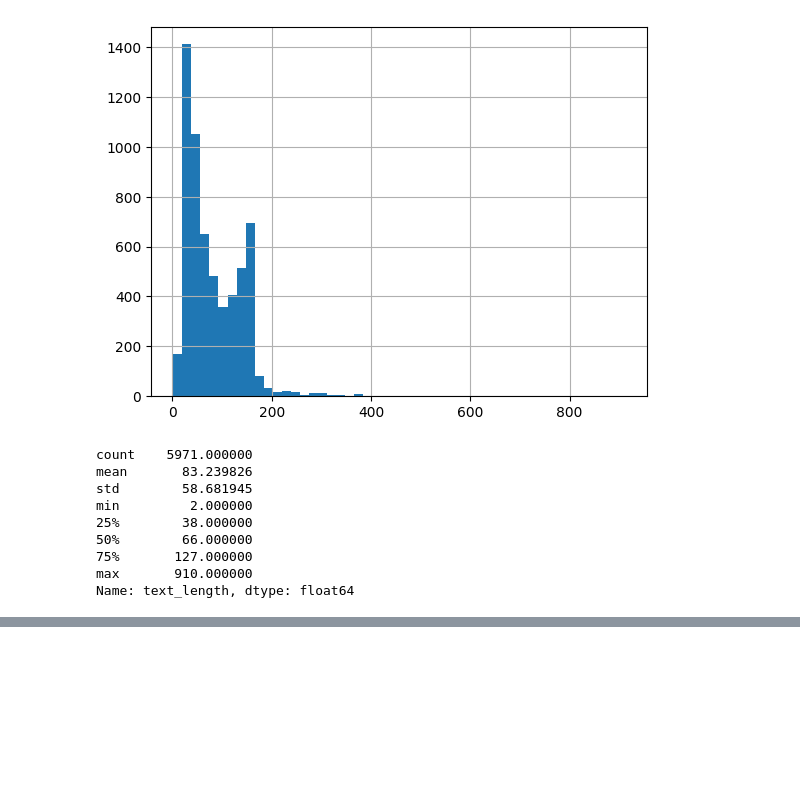
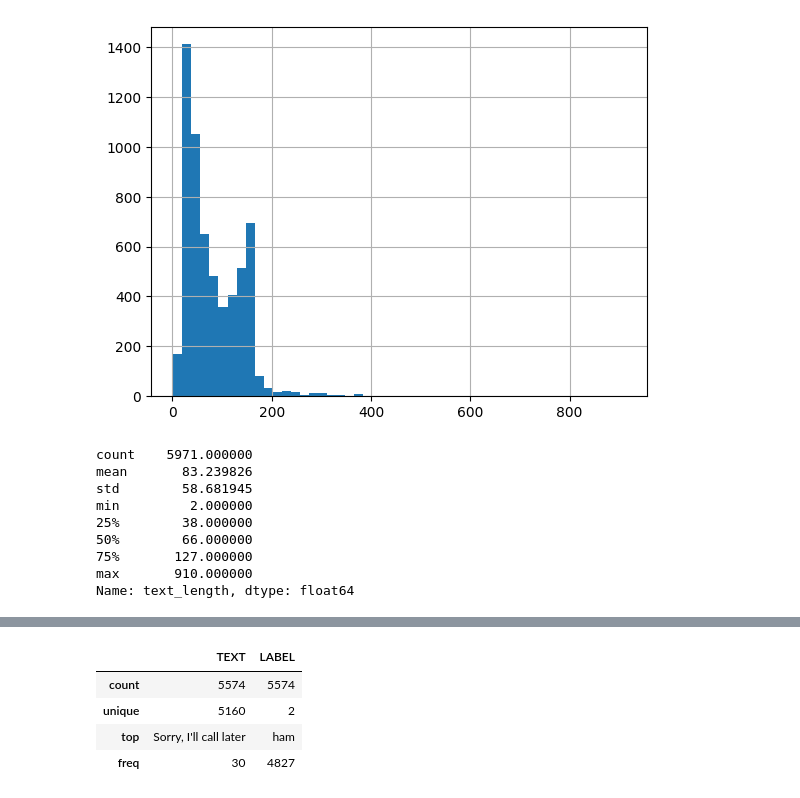
Before and after one commit to abram056/hybrid-cse-system-v2-, a Jupyter notebook: notebooks/01_data_exploration.ipynb, the cells around one changed output, grey strips where cells are left out. Saved outputs shown, nothing was run; the diff lists cells and outputs as text; code cells hidden in the pictures; blank space fills up the shorter version.

```diff
--- a/notebooks/01_data_exploration.ipynb
+++ b/notebooks/01_data_exploration.ipynb
@@ -105,0 +130,8 @@ Name: text_length, dtype: float64
+# %%
+kaggle_smish_df.describe()
+# %% [output]
+|  | TEXT | LABEL |
+| count | 5574 | 5574 |
+| unique | 5160 | 2 |
+| top | Sorry, I'll call later | ham |
+| freq | 30 | 4827 |
```
Also changed, not shown: parts of 22 cells of this notebook.
